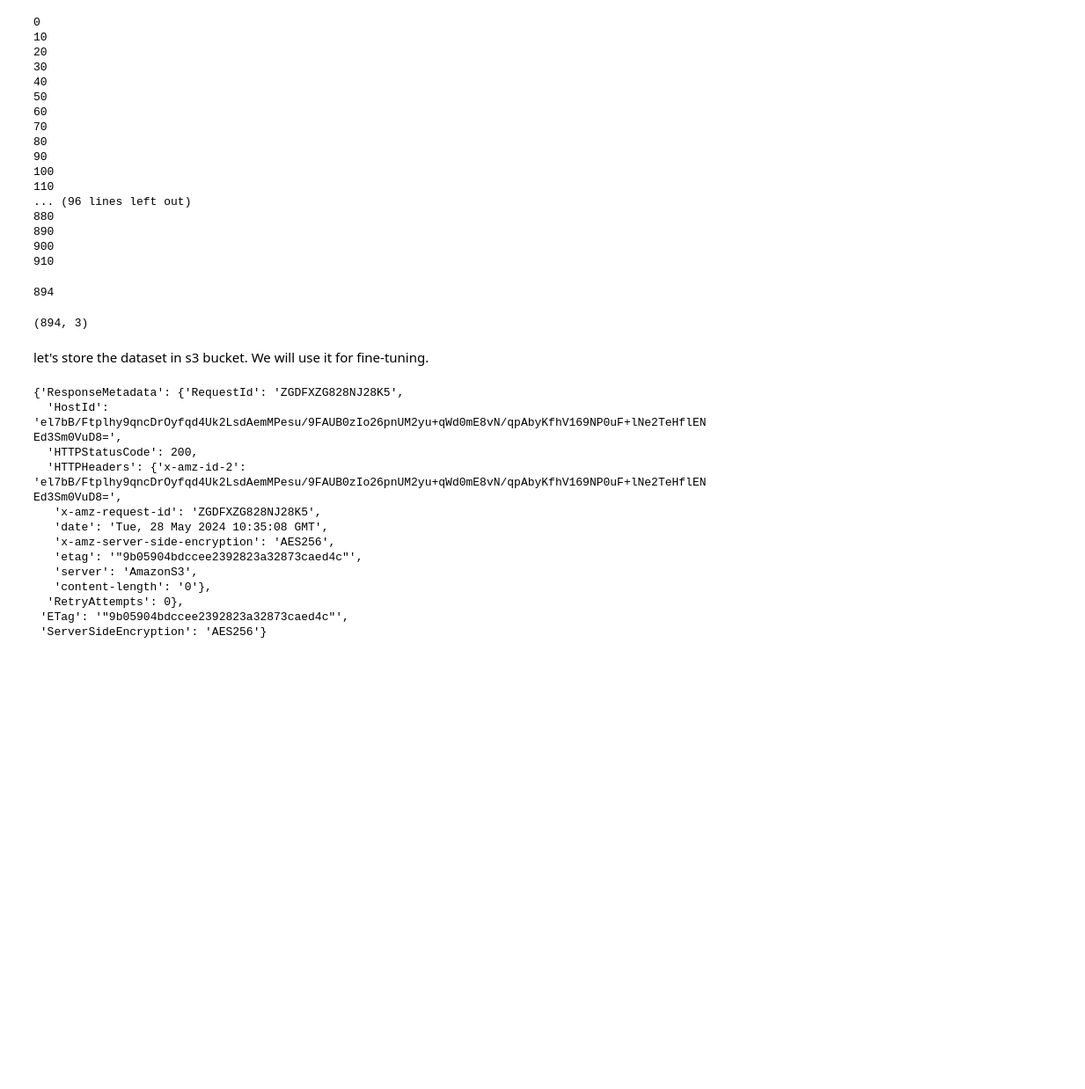
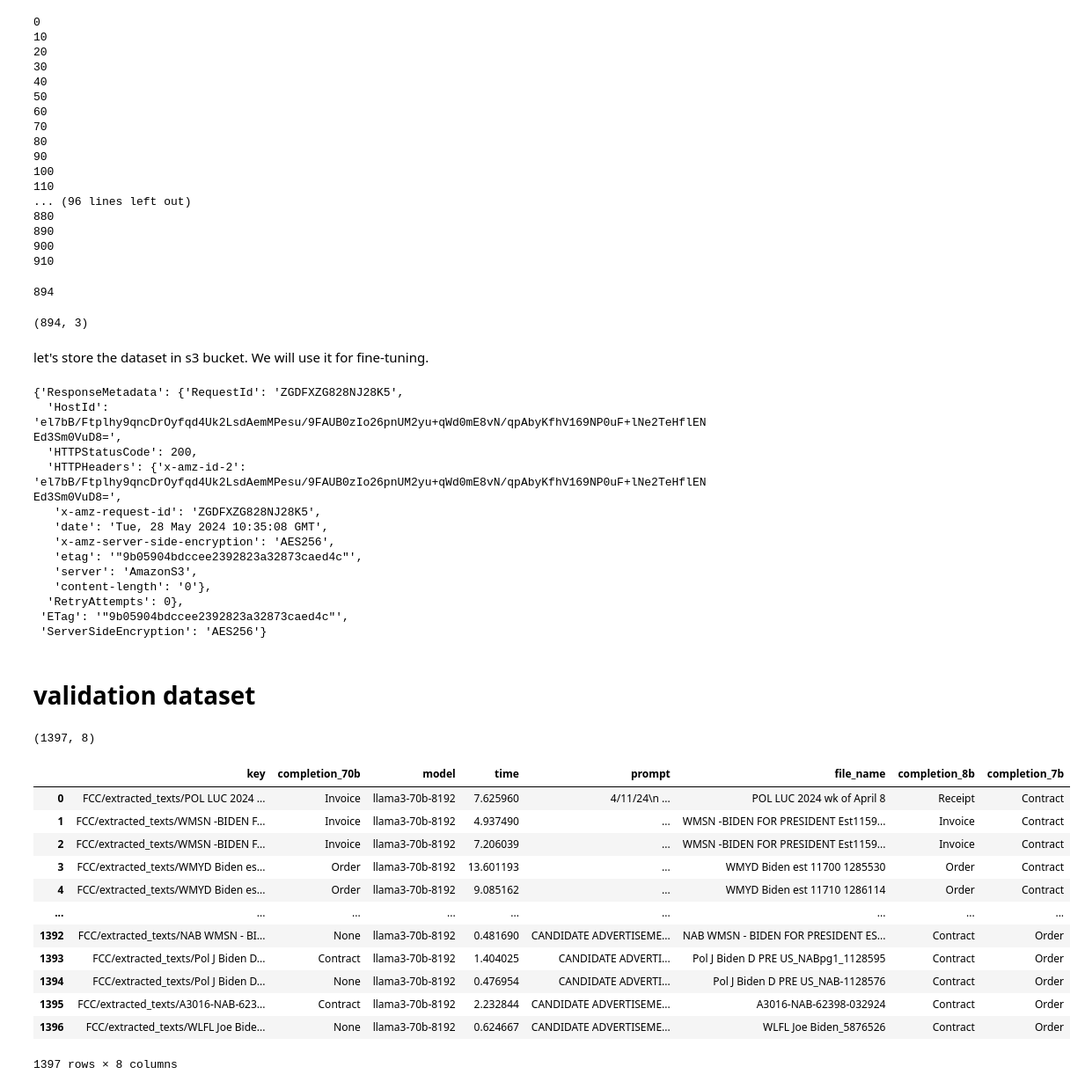
Before and after one commit to densmyslov/trump-biden-ads, a Jupyter notebook: notebooks/inference_analysis_dataset.ipynb, the cells around one changed output. Shown: that part at 88% size. Saved outputs shown, nothing was run; the diff lists cells and outputs as text; code cells hidden in the pictures; blank space fills up the shorter version.

Commit message:
added validation dataset section

```diff
--- a/notebooks/inference_analysis_dataset.ipynb
+++ b/notebooks/inference_analysis_dataset.ipynb
@@ -70,7 +90,7 @@ MODEL = 'llama3-8b-8192'
 
 api = 'groq'
 
-bucket = 'bergena-invoice-parser'
+bucket = bucket_name
 key = f"FCC/completions/file-classification/{api}/{MODEL}/completions_df.parquet"
 try:
   df_8b = oper.pd_read_parquet(s3_client, bucket, key)
@@ -93,7 +113,7 @@ MODEL = 'llama3-70b-8192'
 
 api = 'groq'
 
-bucket = 'bergena-invoice-parser'
+bucket = bucket = bucket_name
 key = f"FCC/completions/file-classification/{api}/{MODEL}/completions_df.parquet"
 try:
   df_70b = oper.pd_read_parquet(s3_client, bucket, key)
@@ -398,3 +381,34 @@ s3_client.put_object(Bucket=bucket,
   'RetryAttempts': 0},
  'ETag': '"9b05904bdccee2392823a32873caed4c"',
  'ServerSideEncryption': 'AES256'}
+# %% [markdown]
+# validation dataset
+# %%
+validation_df = df_70b.merge(df_8b[['file_name',
+                    'completion']],on='file_name',
+             suffixes=('','_8b')).merge(df_7b[['file_name',
+                                               'completion']],
+                                        on='file_name',
+                                        suffixes=('_70b','_7b'))
+validation_df.shape
+# %% [output]
+(1397, 8)
+# %%
+validation_df['prompt'] = validation_df.prompt.str.split("### Document text starts here:").str[1].\
+str.split("Document text ends here").str[0]
+# %%
+validation_df
+# %% [output]
+|  | key | completion_70b | model | time | prompt | file_name | completion_8b | completion_7b |
+| 0 | FCC/extracted_texts/POL LUC 2024 ... | Invoice | llama3-70b-8192 | 7.625960 | 4/11/24\n ... | POL LUC 2024 wk of April 8 | Receipt | Contract |
+| 1 | FCC/extracted_texts/WMSN -BIDEN F... | Invoice | llama3-70b-8192 | 4.937490 | ... | WMSN -BIDEN FOR PRESIDENT Est1159... | Invoice | Contract |
+| 2 | FCC/extracted_texts/WMSN -BIDEN F... | Invoice | llama3-70b-8192 | 7.206039 | ... | WMSN -BIDEN FOR PRESIDENT Est1159... | Invoice | Contract |
+| 3 | FCC/extracted_texts/WMYD Biden es... | Order | llama3-70b-8192 | 13.601193 | ... | WMYD Biden est 11700 1285530 | Order | Contract |
+| 4 | FCC/extracted_texts/WMYD Biden es... | Order | llama3-70b-8192 | 9.085162 | ... | WMYD Biden est 11710 1286114 | Order | Contract |
+| ... | ... | ... | ... | ... | ... | ... | ... | ... |
+| 1392 | FCC/extracted_texts/NAB WMSN - BI... | None | llama3-70b-8192 | 0.481690 | CANDIDATE ADVERTISEME... | NAB WMSN - BIDEN FOR PRESIDENT ES... | Contract | Order |
+| 1393 | FCC/extracted_texts/Pol J Biden D... | Contract | llama3-70b-8192 | 1.404025 | CANDIDATE ADVERTI... | Pol J Biden D PRE US_NABpg1_1128595 | Contract | Order |
+| 1394 | FCC/extracted_texts/Pol J Biden D... | None | llama3-70b-8192 | 0.476954 | CANDIDATE ADVERTI... | Pol J Biden D PRE US_NAB-1128576 | Contract | Order |
+| 1395 | FCC/extracted_texts/A3016-NAB-623... | Contract | llama3-70b-8192 | 2.232844 | CANDIDATE ADVERTISEME... | A3016-NAB-62398-032924 | Contract | Order |
+| 1396 | FCC/extracted_texts/WLFL Joe Bide... | None | llama3-70b-8192 | 0.624667 | CANDIDATE ADVERTISEME... | WLFL Joe Biden_5876526 | Contract | Order |
+1397 rows × 8 columns
```
Also changed, not shown: parts of 19 cells of this notebook.
